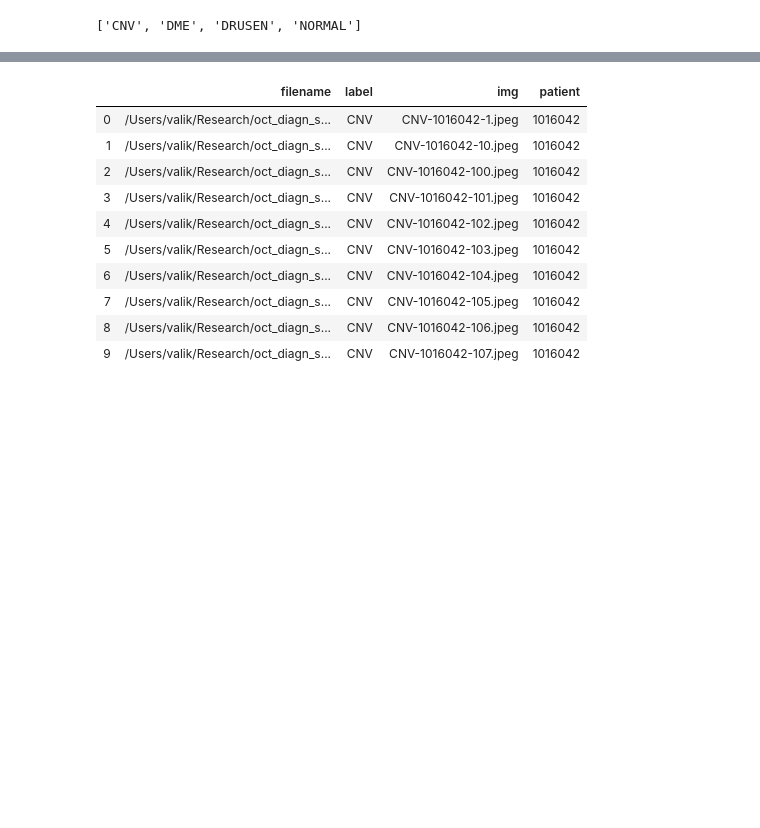
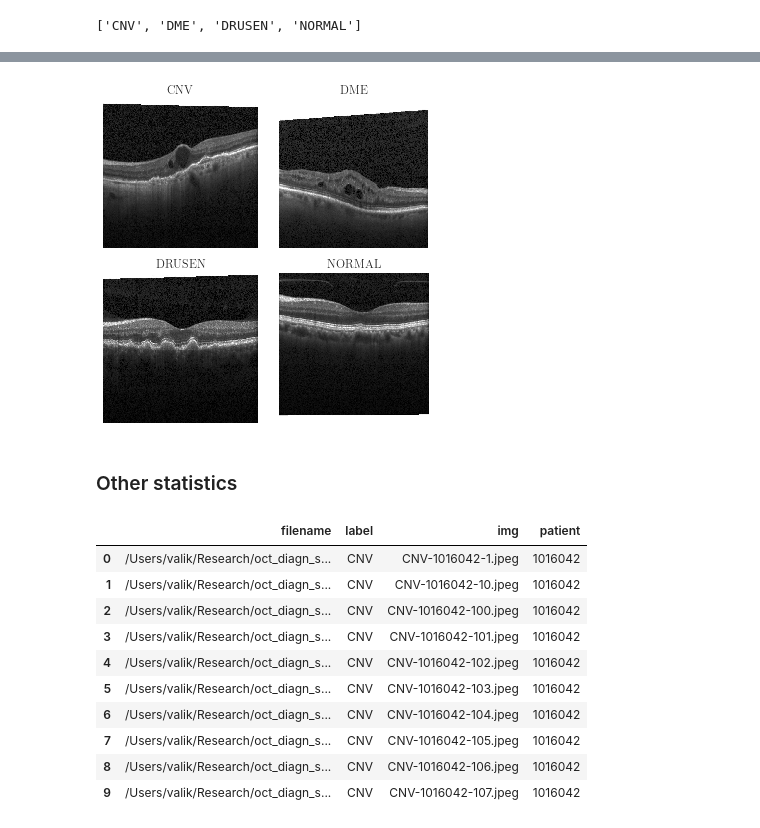
Before and after one commit to Valentyn1997/oct-diagn-semi-supervised, a Jupyter notebook: notebooks/00_dataset_statistics.ipynb, the cells around one changed output, grey strips where cells are left out. Drawn from its saved outputs; the diff is of its cells as text; code cells hidden in the pictures; blank space fills up the shorter version.

```diff
--- a/notebooks/00_dataset_statistics.ipynb
+++ b/notebooks/00_dataset_statistics.ipynb
@@ -58,3 +88,16 @@ sns.countplot([test.classes[i] for i in test.targets])
+# %%
+from PIL import Image
+fig, ax = plt.subplots(2, 2, figsize=(5, 5))
+for loc, rand_ind, cls_ind in zip([(0, 0), (0, 1), (1, 0), (1, 1)], random_images, classes):
+    ax[loc].imshow(train[rand_ind][0])
+    ax[loc].set_title(train.classes[cls_ind])
+    ax[loc].set_axis_off()
+plt.tight_layout()
+plt.savefig(f'{FIGURES_PATH}/dataset_sample.pdf')
+# %% [output]
+[figure, added]
+# %% [markdown]
+### Other statistics
 # %%
 train_df = pd.DataFrame(train.imgs, columns=['filename', 'label'])
 train_df['label'] = [train.classes[i] for i in train.targets]
```
Also changed, not shown: parts of 20 cells of this notebook, 11 other files.
